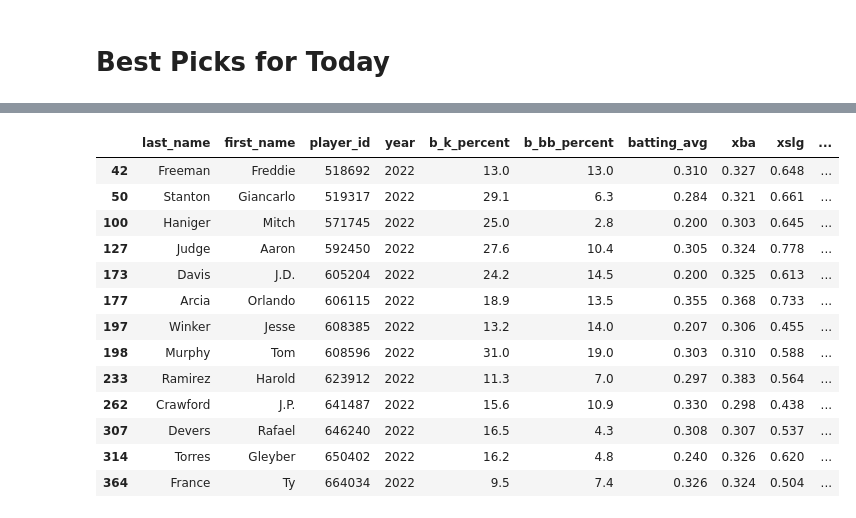
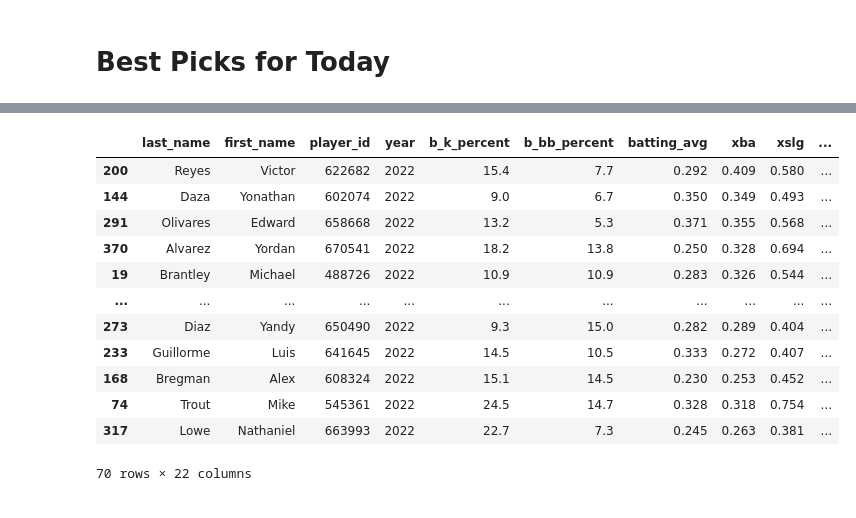
Before and after one commit to dkeyer/baseball_stuff, a Jupyter notebook: BTS/BTS_Picks.ipynb, the cells around one changed output, grey strips where cells are left out. Drawn from its saved outputs; the diff is of its cells as text; code cells hidden in the pictures.

```diff
--- a/BTS/BTS_Picks.ipynb
+++ b/BTS/BTS_Picks.ipynb
@@ -114,5 +144,5 @@ probable_pitchers = [i.split() for i in probable_pitchers]
 # %%
-probable_pitchers.insert(15, ['Aaron', 'Nola'])
+# probable_pitchers.insert(1, ['Roansy', 'Contreras'])
 #Temporary
 # %%
 df_probable_pitchers = pd.DataFrame(probable_pitchers)
@@ -224,0 +269,2 @@ The datasets on Baseball Savant do not include the team name with they players,
+# %%
+misc_pitchers = misc_pitchers.drop(misc_pitchers[misc_pitchers.last_name == 'Garcia'].index & misc_pitchers[misc_pitchers.first_name == 'Luis'].index & misc_pitchers[misc_pitchers.team == 'SD'].index)
@@ -245,5 +304,5 @@ df_probable_pitchers = pd.merge(df_probable_pitchers, pitchers_df, on=['team', '
 # %% [markdown]
 # Which player to pick for BTS
 # %%
-pp_xba = df_probable_pitchers[['last_name', 'first_name', 'team', 'batting_avg', 'xba', 'xslg', 'p_bb_percent']]
+pp_xba = df_probable_pitchers[['last_name', 'first_name', 'team', 'batting_avg', 'xba', 'xwoba', 'xslg', 'p_bb_percent']]
 #How can I compare this to batters df??
@@ -355,14 +399,14 @@ pp_xba['Team'][24] = pp_xba['team'][25]
 pp_xba['Team'][25] = pp_xba['team'][24]
 pp_xba['Team'][26] = pp_xba['team'][27]
 pp_xba['Team'][27] = pp_xba['team'][26]
-pp_xba['Team'][28] = pp_xba['team'][29]
-pp_xba['Team'][29] = pp_xba['team'][28]
-pp_xba['Team'][30] = pp_xba['team'][31]
-pp_xba['Team'][31] = pp_xba['team'][30]
-pp_xba['Team'][32] = pp_xba['team'][33]
-pp_xba['Team'][33] = pp_xba['team'][32]
-pp_xba['Team'][34] = pp_xba['team'][35]
-pp_xba['Team'][35] = pp_xba['team'][34]
+# pp_xba['Team'][28] = pp_xba['team'][29]
+# pp_xba['Team'][29] = pp_xba['team'][28]
+# pp_xba['Team'][30] = pp_xba['team'][31]
+# pp_xba['Team'][31] = pp_xba['team'][30]
+# pp_xba['Team'][32] = pp_xba['team'][33]
+# pp_xba['Team'][33] = pp_xba['team'][32]
+# pp_xba['Team'][34] = pp_xba['team'][35]
+# pp_xba['Team'][35] = pp_xba['team'][34]
 # %% [output]
 A value is trying to be set on a copy of a slice from a DataFrame
 
@@ -471,18 +511,17 @@ third_best.sort_values('xba_total', ascending = False)
 # %%
-gods = batters_df[batters_df['xba_total'] > .625]
-gods
+next_best = batters_df[(batters_df['xba_total'] > .550)]
+next_best.sort_values('xba_total', ascending = False)
 # %% [output]
 |  | last_name | first_name | player_id | year | b_k_percent | b_bb_percent | batting_avg | xba | xslg | ... |
-| 42 | Freeman | Freddie | 518692 | 2022 | 13.0 | 13.0 | 0.310 | 0.327 | 0.648 | ... |
-| 50 | Stanton | Giancarlo | 519317 | 2022 | 29.1 | 6.3 | 0.284 | 0.321 | 0.661 | ... |
-| 100 | Haniger | Mitch | 571745 | 2022 | 25.0 | 2.8 | 0.200 | 0.303 | 0.645 | ... |
-| 127 | Judge | Aaron | 592450 | 2022 | 27.6 | 10.4 | 0.305 | 0.324 | 0.778 | ... |
-| 173 | Davis | J.D. | 605204 | 2022 | 24.2 | 14.5 | 0.200 | 0.325 | 0.613 | ... |
-| 177 | Arcia | Orlando | 606115 | 2022 | 18.9 | 13.5 | 0.355 | 0.368 | 0.733 | ... |
-| 197 | Winker | Jesse | 608385 | 2022 | 13.2 | 14.0 | 0.207 | 0.306 | 0.455 | ... |
-| 198 | Murphy | Tom | 608596 | 2022 | 31.0 | 19.0 | 0.303 | 0.310 | 0.588 | ... |
-| 233 | Ramirez | Harold | 623912 | 2022 | 11.3 | 7.0 | 0.297 | 0.383 | 0.564 | ... |
-| 262 | Crawford | J.P. | 641487 | 2022 | 15.6 | 10.9 | 0.330 | 0.298 | 0.438 | ... |
-| 307 | Devers | Rafael | 646240 | 2022 | 16.5 | 4.3 | 0.308 | 0.307 | 0.537 | ... |
-| 314 | Torres | Gleyber | 650402 | 2022 | 16.2 | 4.8 | 0.240 | 0.326 | 0.620 | ... |
-| 364 | France | Ty | 664034 | 2022 | 9.5 | 7.4 | 0.326 | 0.324 | 0.504 | ... |
+| 200 | Reyes | Victor | 622682 | 2022 | 15.4 | 7.7 | 0.292 | 0.409 | 0.580 | ... |
+| 144 | Daza | Yonathan | 602074 | 2022 | 9.0 | 6.7 | 0.350 | 0.349 | 0.493 | ... |
+| 291 | Olivares | Edward | 658668 | 2022 | 13.2 | 5.3 | 0.371 | 0.355 | 0.568 | ... |
+| 370 | Alvarez | Yordan | 670541 | 2022 | 18.2 | 13.8 | 0.250 | 0.328 | 0.694 | ... |
+| 19 | Brantley | Michael | 488726 | 2022 | 10.9 | 10.9 | 0.283 | 0.326 | 0.544 | ... |
+| ... | ... | ... | ... | ... | ... | ... | ... | ... | ... | ... |
+| 273 | Diaz | Yandy | 650490 | 2022 | 9.3 | 15.0 | 0.282 | 0.289 | 0.404 | ... |
+| 233 | Guillorme | Luis | 641645 | 2022 | 14.5 | 10.5 | 0.333 | 0.272 | 0.407 | ... |
+| 168 | Bregman | Alex | 608324 | 2022 | 15.1 | 14.5 | 0.230 | 0.253 | 0.452 | ... |
+| 74 | Trout | Mike | 545361 | 2022 | 24.5 | 14.7 | 0.328 | 0.318 | 0.754 | ... |
+| 317 | Lowe | Nathaniel | 663993 | 2022 | 22.7 | 7.3 | 0.245 | 0.263 | 0.381 | ... |
+70 rows × 22 columns
```
Also changed, not shown: parts of 36 cells of this notebook.
